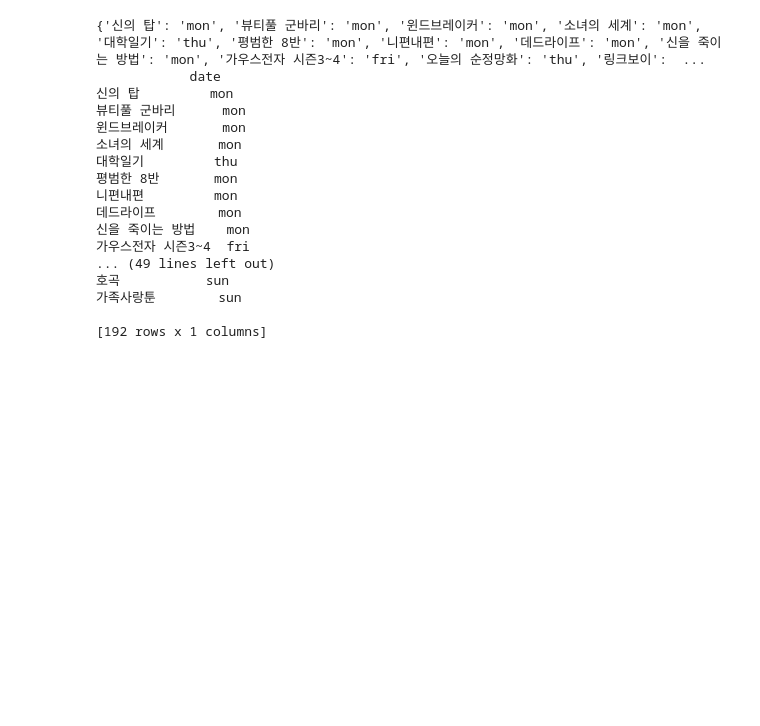
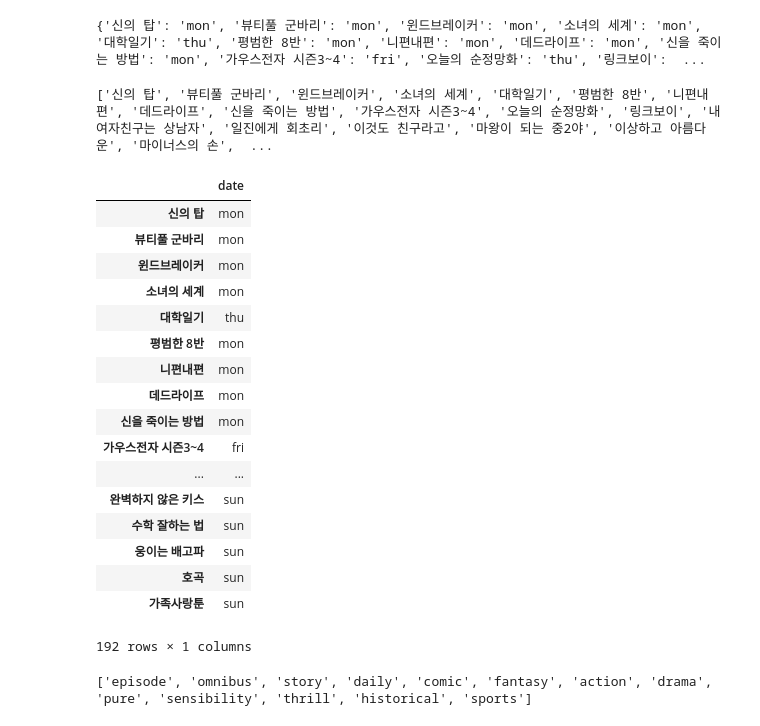
Before and after one commit to herbwood/study_odds_ends, a Jupyter notebook: webtoon_data.ipynb, the cells around one changed output. Saved outputs shown, nothing was run; the diff lists cells and outputs as text; code cells hidden in the pictures; blank space fills up the shorter version.

Commit message:
scraped naver webtoon genre and cartoonist information

```diff
--- a/webtoon_data.ipynb
+++ b/webtoon_data.ipynb
@@ -1,7 +1,6 @@
 # %%
 import requests
 from bs4 import BeautifulSoup
-import operator
 
 res = requests.get('https://comic.naver.com/webtoon/weekday.nhn')
 
@@ -9,36 +8,58 @@ html = res.text
 soup = BeautifulSoup(html, 'html.parser')
 
 titles = soup.select('#content > div.list_area.daily_all > div > div > ul > li > a')
-webtoon_lists = []
-date_lists = []
-webtoons_info2 = {}
+webtoons_date = {}
+current_webtoon_list = []
 for title in titles:
     name = title.text
     date = title['href'].split('=')[-1]
-    webtoons_info2[name] = date
+    webtoons_date[name] = date
+    current_webtoon_list.append(name)
 
-print(webtoons_info2)
-
-import pandas as pd
-
-webtoon_data = pd.Series(webtoons_info2)
-webtoons = pd.DataFrame(webtoon_data, columns = ['date'])
-print(webtoons)
+print(webtoons_date)
 # %% [output]
 {'신의 탑': 'mon', '뷰티풀 군바리': 'mon', '윈드브레이커': 'mon', '소녀의 세계': 'mon', '대학일기': 'thu', '평범한 8반': 'mon', '니편내편': 'mon', '데드라이프': 'mon', '신을 죽이는 방법': 'mon', '가우스전자 시즌3~4': 'fri', '오늘의 순정망화': 'thu', '링크보이':  ...
-            date
-신의 탑         mon
-뷰티풀 군바리      mon
-윈드브레이커       mon
-소녀의 세계       mon
-대학일기         thu
-평범한 8반       mon
-니편내편         mon
-데드라이프        mon
-신을 죽이는 방법    mon
-가우스전자 시즌3~4  fri
-... (49 lines left out)
-호곡           sun
-가족사랑툰        sun
-
-[192 rows x 1 columns]
+# %%
+print(current_webtoon_list)
+# %% [output]
+['신의 탑', '뷰티풀 군바리', '윈드브레이커', '소녀의 세계', '대학일기', '평범한 8반', '니편내편', '데드라이프', '신을 죽이는 방법', '가우스전자 시즌3~4', '오늘의 순정망화', '링크보이', '내 여자친구는 상남자', '일진에게 회초리', '이것도 친구라고', '마왕이 되는 중2야', '이상하고 아름다운', '마이너스의 손',  ...
+# %%
+import pandas as pd
+
+webtoon_data = pd.Series(webtoons_date)
+webtoons = pd.DataFrame({'date' : webtoon_data})
+webtoons
+# %% [output]
+|  | date |
+| 신의 탑 | mon |
+| 뷰티풀 군바리 | mon |
+| 윈드브레이커 | mon |
+| 소녀의 세계 | mon |
+| 대학일기 | thu |
+| 평범한 8반 | mon |
+| 니편내편 | mon |
+| 데드라이프 | mon |
+| 신을 죽이는 방법 | mon |
+| 가우스전자 시즌3~4 | fri |
+| ... | ... |
+| 완벽하지 않은 키스 | sun |
+| 수학 잘하는 법 | sun |
+| 웅이는 배고파 | sun |
+| 호곡 | sun |
+| 가족사랑툰 | sun |
+192 rows × 1 columns
+# %%
+res2 = requests.get('https://comic.naver.com/webtoon/genre.nhn')
+
+html2 = res2.text
+soup2 = BeautifulSoup(html2, 'html.parser')
+
+genres = soup2.select('#content > div.snb > ul > li')
+
+genre_list = []
+for genre in genres:
+    genre_list.append(genre.a['href'].split('=')[-1])
+
+print(genre_list)
+# %% [output]
+['episode', 'omnibus', 'story', 'daily', 'comic', 'fantasy', 'action', 'drama', 'pure', 'sensibility', 'thrill', 'historical', 'sports']
```
Also changed, not shown: parts of 11 cells of this notebook.
